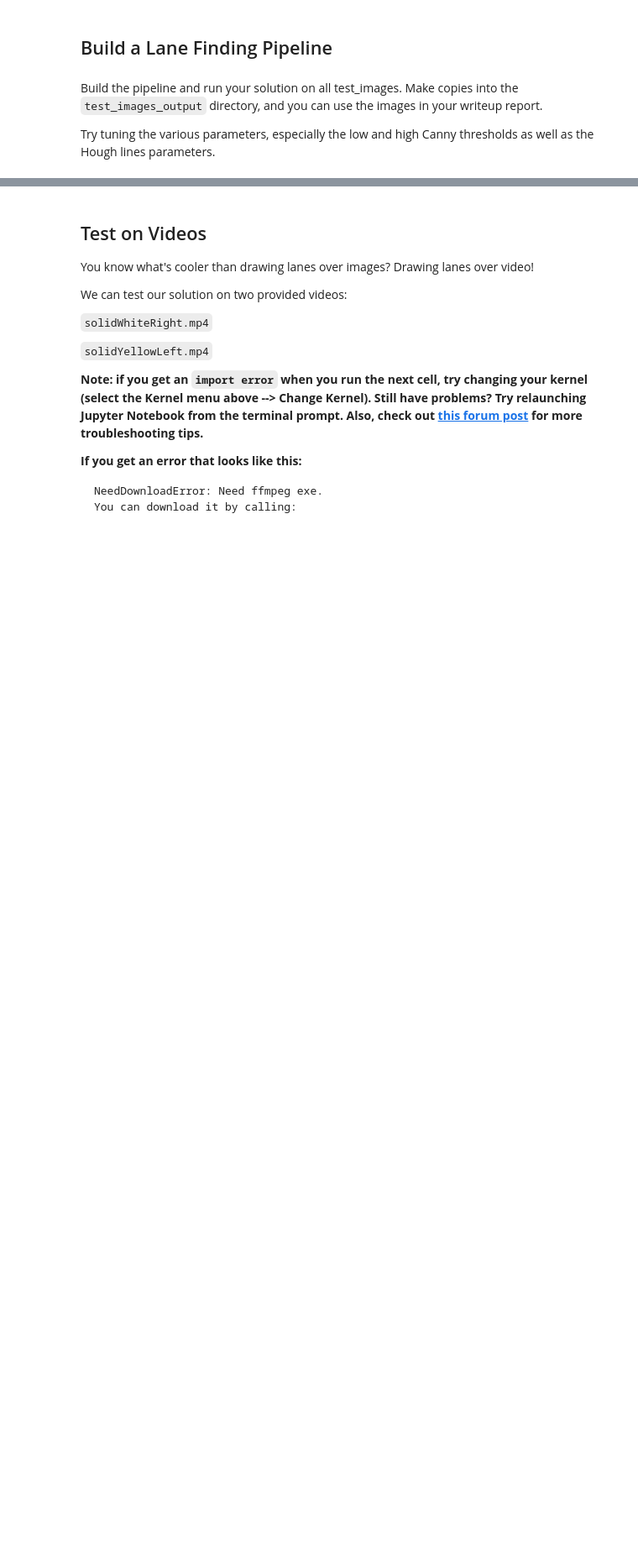
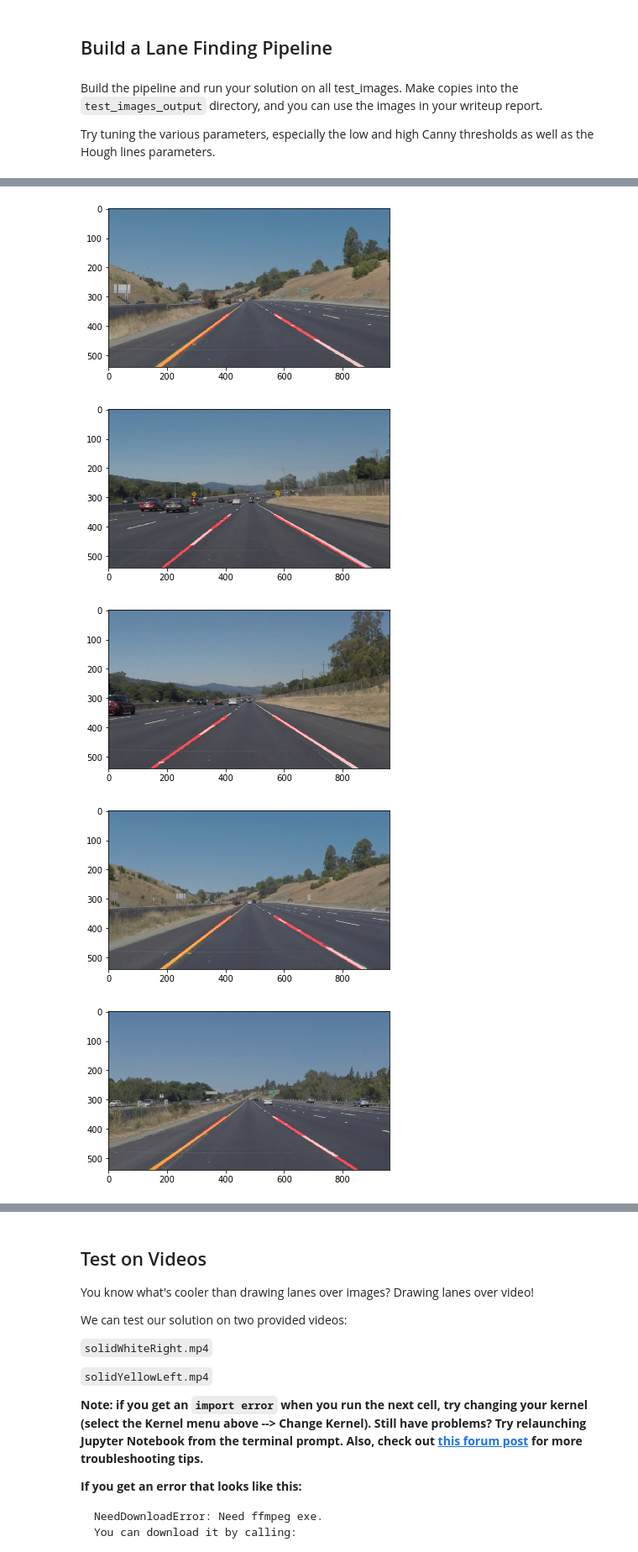
Before and after one commit to adifatol/CarND-LaneLines-P1, a Jupyter notebook: P1.ipynb, the cells around one changed output, grey strips where cells are left out. Shown: that part at 84% size. Drawn from its saved outputs; the diff is of its cells as text; code cells hidden in the pictures; blank space fills up the shorter version.

Commit message:
added extended lines, filtering some angles, improved detection, added assets
Signed-off-by: Adi Fatol <adi.fatol@arobs.com>

```diff
--- a/P1.ipynb
+++ b/P1.ipynb
@@ -231,0 +236,72 @@ This image is: <class 'numpy.ndarray'> with dimensions: (540, 960, 3)
+# %%
+# TODO: Build your pipeline that will draw lane lines on the test_images
+# then save them to the test_images directory.
+
+def lane_find_pipeline(origImg):
+    krn = 5
+    cnyLo = 60
+    cnyHi = 180
+    rho = 2
+    theta = np.pi/180
+    thresh = 7
+    minlnlgth = 60 # min line length
+    maxlngap = 100 # max segm. line gap
+
+    imshape   = origImg.shape
+    imgH      = origImg.shape[0]
+    imgW      = origImg.shape[1]
+
+    imgHmid   = int(imgH - imgH/2.5)
+    imgWmid   = int(imgW/2)
+
+    vbl_offset = int(imgW*0.16) #vertical bot left
+    vbr_offset = int(imgW*0.08) #vertical bot left
+    vtl_offset = int(imgW*0.05) #vertical top left
+    vtr_offset = int(imgW*0.03) #vertical top right
+
+    region   = [(vbl_offset,imgH),(imgWmid - vtl_offset, imgHmid),(imgWmid + vtr_offset,imgHmid), (imgW - vbr_offset,imgH)]
+    vertices = np.array([region], dtype=np.int32)
+
+    grayImg = grayscale(origImg)
+    blurImg = gaussian_blur(grayImg, krn)
+    edgeImg = canny(blurImg, cnyLo, cnyHi)
+    mskdImg = region_of_interest(edgeImg, vertices)
+    hughImg = hough_lines(mskdImg, rho, theta, thresh, minlnlgth, maxlngap)
+
+    processedImg = weighted_img(hughImg, origImg)
+
+#     /* DEBUG */
+#     print(imshape)
+#     plt.figure()
+#     plt.imshow(grayImg)
+#     plt.figure()
+#     plt.imshow(blurImg)
+#     plt.figure()
+#     plt.imshow(edgeImg)
+#     plt.figure()
+#     plt.imshow(mskdImg)
+
+    return processedImg
+
+import os
+imglist = os.listdir("test_images/")
+
+# image_name = imglist[3]
+# origImg  = mpimg.imread('test_images/'+image_name)
+# finalImg = lane_find_pipeline(origImg)
+
+# plt.figure()
+# plt.imshow(finalImg)
+
+for image_name in imglist:
+    origImg  = mpimg.imread('test_images/'+image_name)
+    finalImg = lane_find_pipeline(origImg)
+    mpimg.imsave('test_images_output/'+image_name, finalImg)
+    plt.figure()
+    plt.imshow(finalImg)
+# %% [output]
+[figure, added]
+[figure, added]
+[figure, added]
+[figure, added]
+[figure, added]
```
Also changed, not shown: parts of 10 cells of this notebook, 9 other files.
